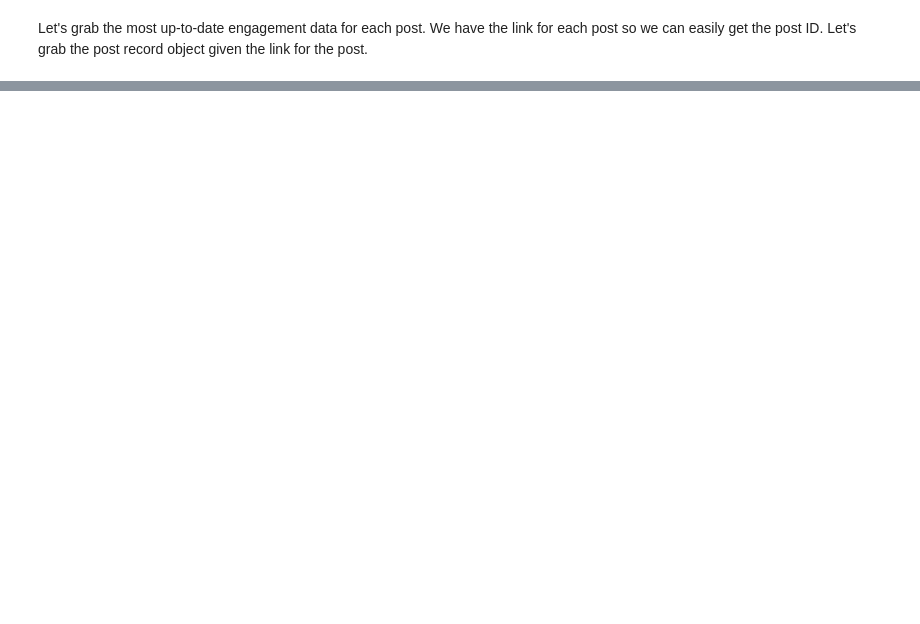
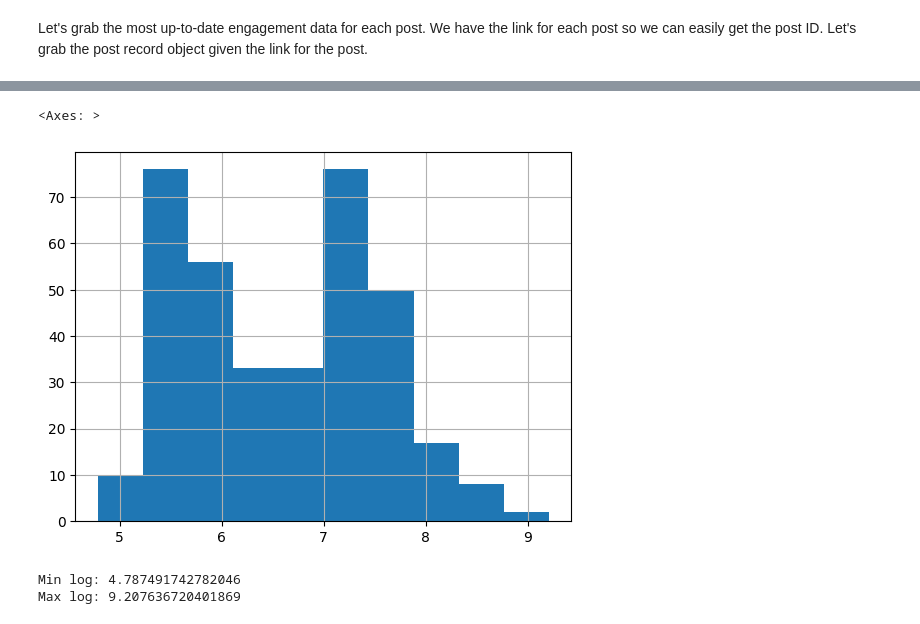
Before and after one commit to METResearchGroup/bluesky-research, a Jupyter notebook: services/rank_posts/rank_posts.ipynb, the cells around one changed output, grey strips where cells are left out. Saved outputs shown, nothing was run; the diff lists cells and outputs as text; code cells hidden in the pictures; blank space fills up the shorter version.

```diff
--- a/services/rank_posts/rank_posts.ipynb
+++ b/services/rank_posts/rank_posts.ipynb
@@ -175,0 +609,4 @@ noncivic_posts_dicts = noncivic_posts.to_dict(orient='records')
+# %%
+# drop text_y, rename text_x to text
+enriched_posts_df = enriched_posts_df.drop(columns=["text_y"])
+enriched_posts_df = enriched_posts_df.rename(columns={"text_x": "text"})
@@ -175,0 +631,6 @@ noncivic_posts_dicts = noncivic_posts.to_dict(orient='records')
+# %%
+enriched_posts_df["total_engagement"] = (
+    enriched_posts_df["num_likes"]
+    + enriched_posts_df["num_reposts"]
+    + enriched_posts_df["num_replies"]
+)
@@ -175,0 +668,17 @@ noncivic_posts_dicts = noncivic_posts.to_dict(orient='records')
+# %%
+rd_df = enriched_posts_df.copy()
+# %%
+rd_df["log_total_engagement"] = rd_df["total_engagement"].apply(lambda x: 0 if x == 0 else math.log(x))
+# %%
+rd_df["log_total_engagement"].hist()
+# %% [output]
+<Axes: >
+[figure, added]
+# %%
+min_log = rd_df["log_total_engagement"].min()
+max_log = rd_df["log_total_engagement"].max()
+print(f"Min log: {min_log}")
+print(f"Max log: {max_log}")
+# %% [output]
+Min log: 4.787491742782046
+Max log: 9.207636720401869
```
Also changed, not shown: parts of 119 cells of this notebook, 7 other files.
